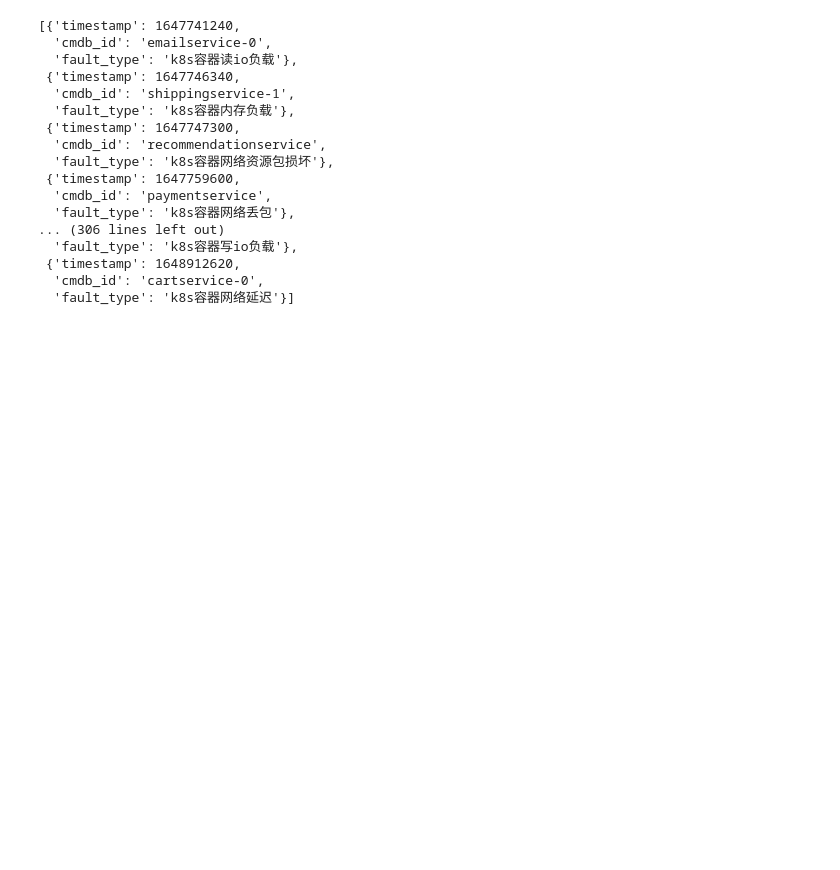
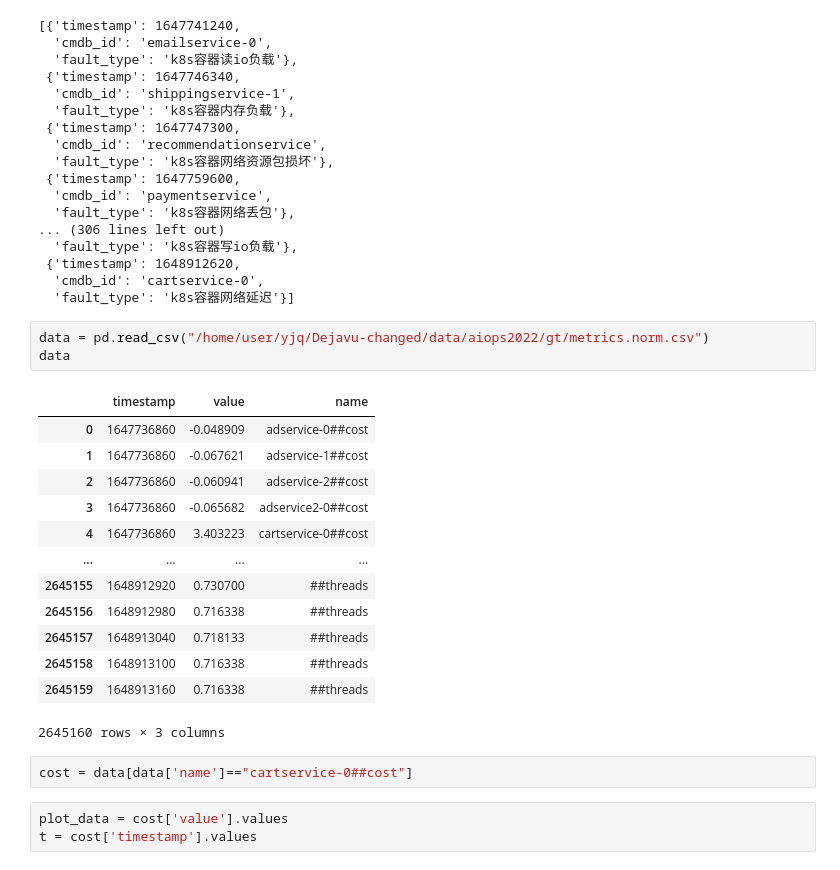
Before and after one commit to yijunquan-afk/Dejavu-changed, a Jupyter notebook: data/transfer_aiops_2022.ipynb, the cells around one changed output. Cells and saved outputs as stored; diff of their text form; blank space fills up the shorter version.

```diff
--- a/data/transfer_aiops_2022.ipynb
+++ b/data/transfer_aiops_2022.ipynb
@@ -440,3 +440,25 @@ faults
  {'timestamp': 1648912620,
   'cmdb_id': 'cartservice-0',
   'fault_type': 'k8s容器网络延迟'}]
+# %%
+data = pd.read_csv("/home/user/yjq/Dejavu-changed/data/aiops2022/gt/metrics.norm.csv")
+data
+# %% [output]
+|  | timestamp | value | name |
+| 0 | 1647736860 | -0.048909 | adservice-0##cost |
+| 1 | 1647736860 | -0.067621 | adservice-1##cost |
+| 2 | 1647736860 | -0.060941 | adservice-2##cost |
+| 3 | 1647736860 | -0.065682 | adservice2-0##cost |
+| 4 | 1647736860 | 3.403223 | cartservice-0##cost |
+| ... | ... | ... | ... |
+| 2645155 | 1648912920 | 0.730700 | ##threads |
+| 2645156 | 1648912980 | 0.716338 | ##threads |
+| 2645157 | 1648913040 | 0.718133 | ##threads |
+| 2645158 | 1648913100 | 0.716338 | ##threads |
+| 2645159 | 1648913160 | 0.716338 | ##threads |
+2645160 rows × 3 columns
+# %%
+cost = data[data['name']=="cartservice-0##cost"]
+# %%
+plot_data = cost['value'].values
+t = cost['timestamp'].values
```
Also changed, not shown: parts of 5 cells of this notebook, 4 other files.
